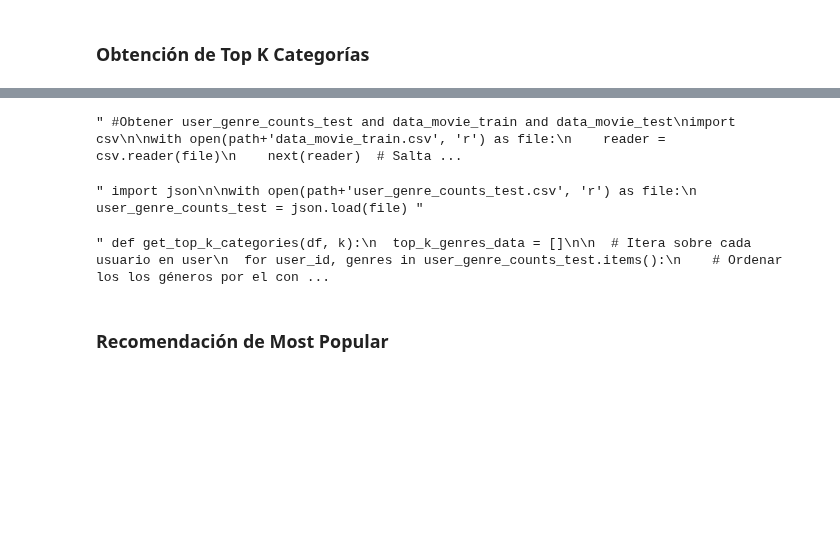
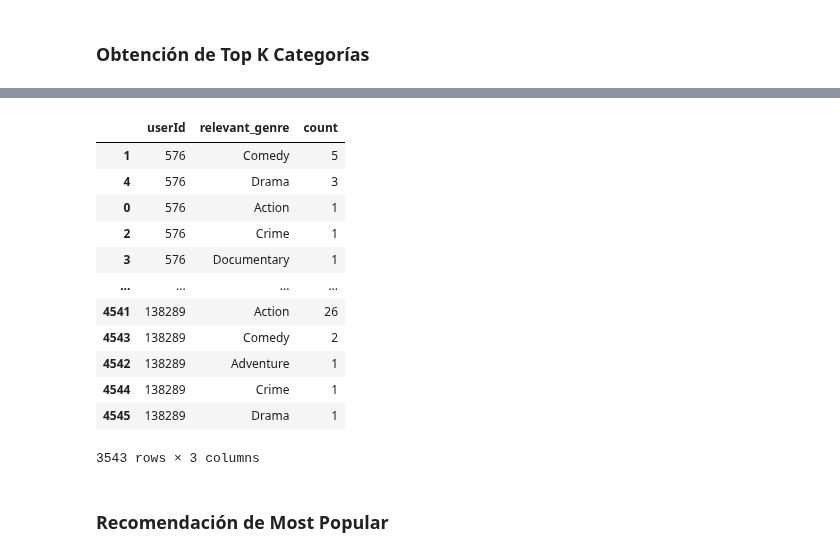
Before and after one commit to ferperezh/IIC3633_ProyectoMetricaDiversidad, a Jupyter notebook: pelicula/pelicula_metrica_diversidad.ipynb, the cells around one changed output, grey strips where cells are left out. Drawn from its saved outputs; the diff is of its cells as text; code cells hidden in the pictures; blank space fills up the shorter version.

```diff
--- a/pelicula/pelicula_metrica_diversidad.ipynb
+++ b/pelicula/pelicula_metrica_diversidad.ipynb
@@ -267,6 +213,6 @@ Index(['userId', 'movieId', 'rating', 'timestamp', 'rating_mean', 'title',
       dtype='object')
 # %%
-data_movie = movies_data[['userId', 'movieId', 'title', 'relevant_genre']]
+data_movie = movies_data_filtrados[['userId', 'movieId', 'title', 'relevant_genre']]
 # %%
 data_movie['userId'].nunique()
 # %% [output]
@@ -274,14 +224,10 @@ data_movie['userId'].nunique()
 # %%
 from sklearn.model_selection import train_test_split
-# Filtrar usuarios con al menos 1 filas
-user_counts = data_movie['userId'].value_counts()
-valid_users = user_counts[user_counts > 1].index
-filtered_data = data_movie[data_movie['userId'].isin(valid_users)]
 
 data_movie_train, data_movie_test = train_test_split(
-    filtered_data,
+    data_movie,
     test_size=0.2,
-    stratify=filtered_data['userId'],  # Stratificar por `userId`
+    stratify=data_movie['userId'],  # Stratificar por `userId`
     random_state=42
 )
 # %%
@@ -342,50 +248,3 @@ with open(path+'user_genre_counts_test.csv', 'w') as file:
-# %%
-''' #Obtener user_genre_counts_test and data_movie_train and data_movie_test
-import csv
-
-with open(path+'data_movie_train.csv', 'r') as file:
-    reader = csv.reader(file)
-    next(reader)  # Saltar la primera fila (encabezados)
-    data_movie_train = list(reader)
-    data_movie_train = pd.DataFrame(data_movie_train, columns=['userId', 'movieId', 'title', 'genre_list'])
-    data_movie_train['genre_list'] = data_movie_train['genre_list'].apply(lambda x: x.split(','))
-
-with open(path+'data_movie_test.csv', 'r') as file:
-    reader = csv.reader(file)
-    next(reader)  # Saltar la primera fila (encabezados)
-    data_movie_test = list(reader)
-    data_movie_test = pd.DataFrame(data_movie_test, columns=['userId', 'movieId', 'title', 'genre_list'])
-    data_movie_test['genre_list'] = data_movie_test['genre_list'].apply(lambda x: x.split(',')) '''
-# %% [output]
-" #Obtener user_genre_counts_test and data_movie_train and data_movie_test\nimport csv\n\nwith open(path+'data_movie_train.csv', 'r') as file:\n    reader = csv.reader(file)\n    next(reader)  # Salta ...
-# %%
-''' import json
-
-with open(path+'user_genre_counts_test.csv', 'r') as file:
-    user_genre_counts_test = json.load(file) '''
-# %% [output]
-" import json\n\nwith open(path+'user_genre_counts_test.csv', 'r') as file:\n    user_genre_counts_test = json.load(file) "
-# %%
-''' def get_top_k_categories(df, k):
-  top_k_genres_data = []
-
-  # Itera sobre cada usuario en user
-  for user_id, genres in user_genre_counts_test.items():
-    # Ordenar los los géneros por el conteo en orden descendente y tomar los k más altos
-    sorted_genres = sorted(genres.items(), key=lambda x: x[1], reverse=True)[:k]
-    for genre, _ in sorted_genres:
-      top_k_genres_data.append({
-          'userId': user_id,
-          'genre_principal': genre,
-          'count': genres[genre]
-      })
-
-
-  top_k_5_categories_total = pd.DataFrame(top_k_genres_data)
-
-  return top_k_5_categories_total '''
-# %% [output]
-" def get_top_k_categories(df, k):\n  top_k_genres_data = []\n\n  # Itera sobre cada usuario en user\n  for user_id, genres in user_genre_counts_test.items():\n    # Ordenar los los géneros por el con ...
 # %%
 def get_top_k_categories(df, k):
   user_genre_df = df[['userId', 'relevant_genre']]
@@ -401,6 +260,23 @@ def get_top_k_categories(df, k):
   )
 
   return top_k_categories
+# %%
+top_k_5_categories_total = get_top_k_categories(data_movie_test, 5)
+top_k_5_categories_total
+# %% [output]
+|  | userId | relevant_genre | count |
+| 1 | 576 | Comedy | 5 |
+| 4 | 576 | Drama | 3 |
+| 0 | 576 | Action | 1 |
+| 2 | 576 | Crime | 1 |
+| 3 | 576 | Documentary | 1 |
+| ... | ... | ... | ... |
+| 4541 | 138289 | Action | 26 |
+| 4543 | 138289 | Comedy | 2 |
+| 4542 | 138289 | Adventure | 1 |
+| 4544 | 138289 | Crime | 1 |
+| 4545 | 138289 | Drama | 1 |
+3543 rows × 3 columns
 # %% [markdown]
 ### Recomendación de Most Popular
 # %%
```
Also changed, not shown: parts of 47 cells of this notebook.
